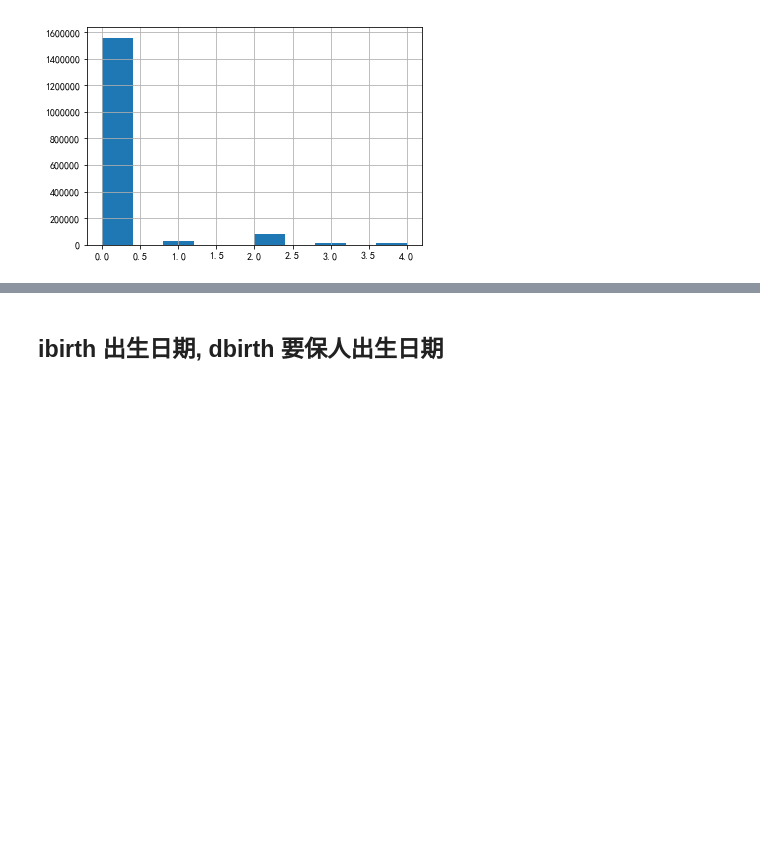
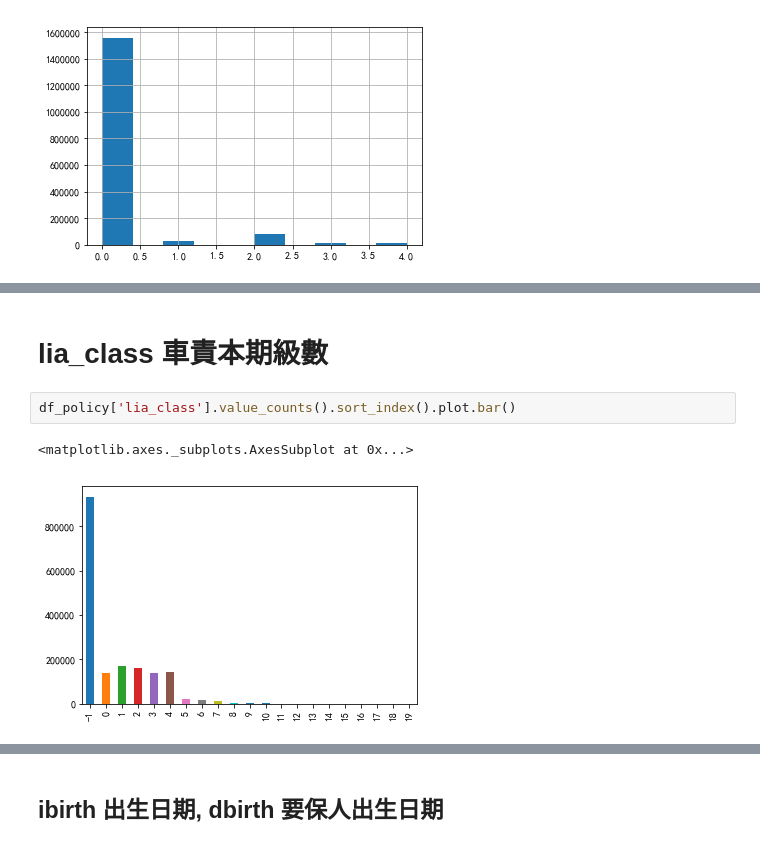
Before and after one commit to taipingeric/tbddd, a Jupyter notebook: EDA.ipynb, the cells around one changed output, grey strips where cells are left out. Drawn from its saved outputs; the diff is of its cells as text; blank space fills up the shorter version.

```diff
--- a/EDA.ipynb
+++ b/EDA.ipynb
@@ -650,0 +642,7 @@ for index, lia_class in enumerate(lia_classes):
+# %% [markdown]
+# lia_class 車責本期級數
+# %%
+df_policy['lia_class'].value_counts().sort_index().plot.bar()
+# %% [output]
+<matplotlib.axes._subplots.AxesSubplot at 0x...>
+[figure, added]
```
Also changed, not shown: parts of 31 cells of this notebook.
